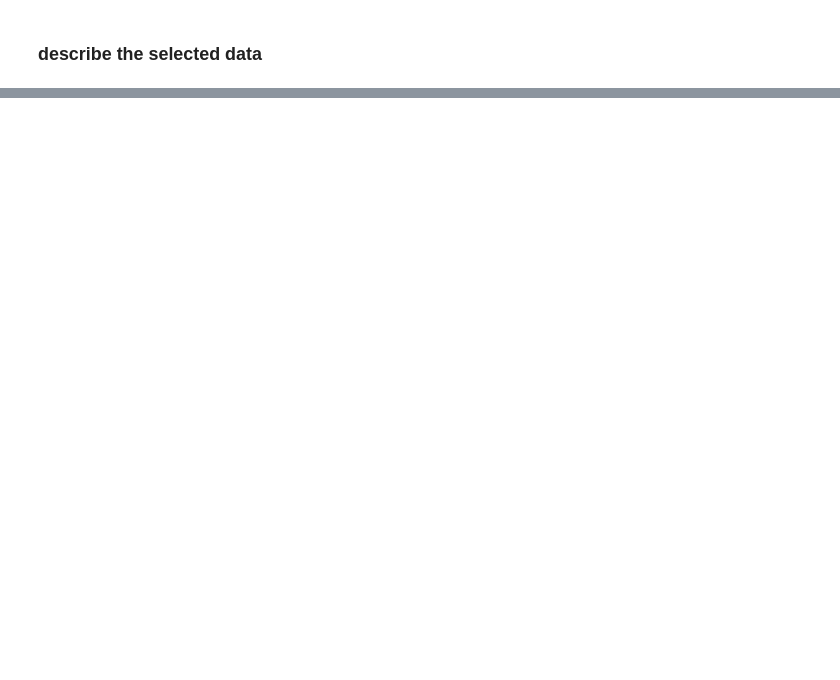
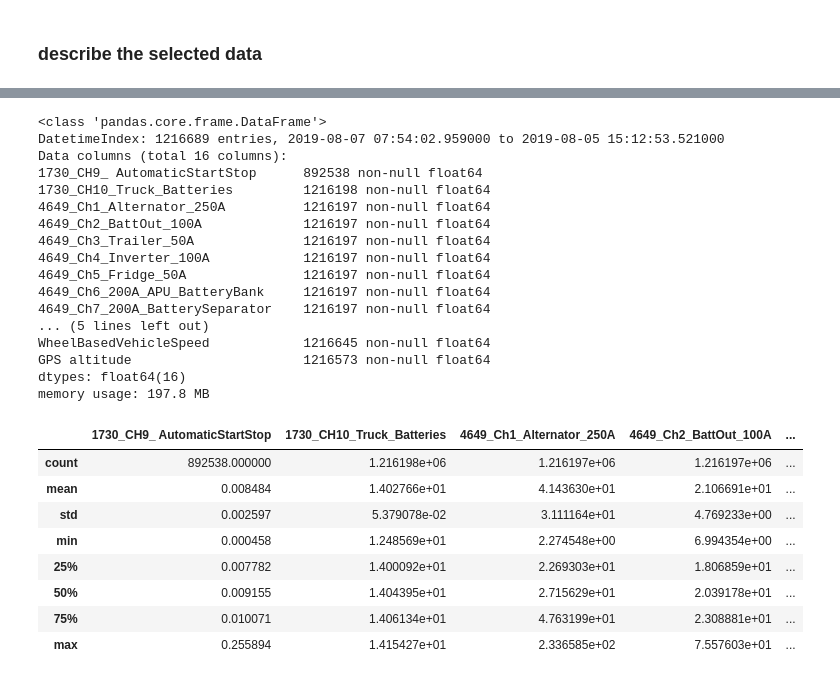
Before and after one commit to UNCG-CSE/Volvo_Truck_Analytics, a Jupyter notebook: src/BillTruck1Proj2.ipynb, the cells around one changed output, grey strips where cells are left out. Cells and saved outputs as stored; diff of their text form; code cells hidden in the pictures; blank space fills up the shorter version.

```diff
--- a/src/BillTruck1Proj2.ipynb
+++ b/src/BillTruck1Proj2.ipynb
@@ -137,0 +65,30 @@ AxesSubplot(0.125,0.2;0.775x0.68)
+# %%
+df_T1.info()
+df_T1.describe()
+# %% [output]
+<class 'pandas.core.frame.DataFrame'>
+DatetimeIndex: 1216689 entries, 2019-08-07 07:54:02.959000 to 2019-08-05 15:12:53.521000
+Data columns (total 16 columns):
+1730_CH9_ AutomaticStartStop      892538 non-null float64
+1730_CH10_Truck_Batteries         1216198 non-null float64
+4649_Ch1_Alternator_250A          1216197 non-null float64
+4649_Ch2_BattOut_100A             1216197 non-null float64
+4649_Ch3_Trailer_50A              1216197 non-null float64
+4649_Ch4_Inverter_100A            1216197 non-null float64
+4649_Ch5_Fridge_50A               1216197 non-null float64
+4649_Ch6_200A_APU_BatteryBank     1216197 non-null float64
+4649_Ch7_200A_BatterySeparator    1216197 non-null float64
+... (5 lines left out)
+WheelBasedVehicleSpeed            1216645 non-null float64
+GPS altitude                      1216573 non-null float64
+dtypes: float64(16)
+memory usage: 197.8 MB
+|  | 1730_CH9_ AutomaticStartStop | 1730_CH10_Truck_Batteries | 4649_Ch1_Alternator_250A | 4649_Ch2_BattOut_100A | ... |
+| count | 892538.000000 | 1.216198e+06 | 1.216197e+06 | 1.216197e+06 | ... |
+| mean | 0.008484 | 1.402766e+01 | 4.143630e+01 | 2.106691e+01 | ... |
+| std | 0.002597 | 5.379078e-02 | 3.111164e+01 | 4.769233e+00 | ... |
+| min | 0.000458 | 1.248569e+01 | 2.274548e+00 | 6.994354e+00 | ... |
+| 25% | 0.007782 | 1.400092e+01 | 2.269303e+01 | 1.806859e+01 | ... |
+| 50% | 0.009155 | 1.404395e+01 | 2.715629e+01 | 2.039178e+01 | ... |
+| 75% | 0.010071 | 1.406134e+01 | 4.763199e+01 | 2.308881e+01 | ... |
+| max | 0.255894 | 1.415427e+01 | 2.336585e+02 | 7.557603e+01 | ... |
```
Also changed, not shown: parts of 13 cells of this notebook, 1 other file.
